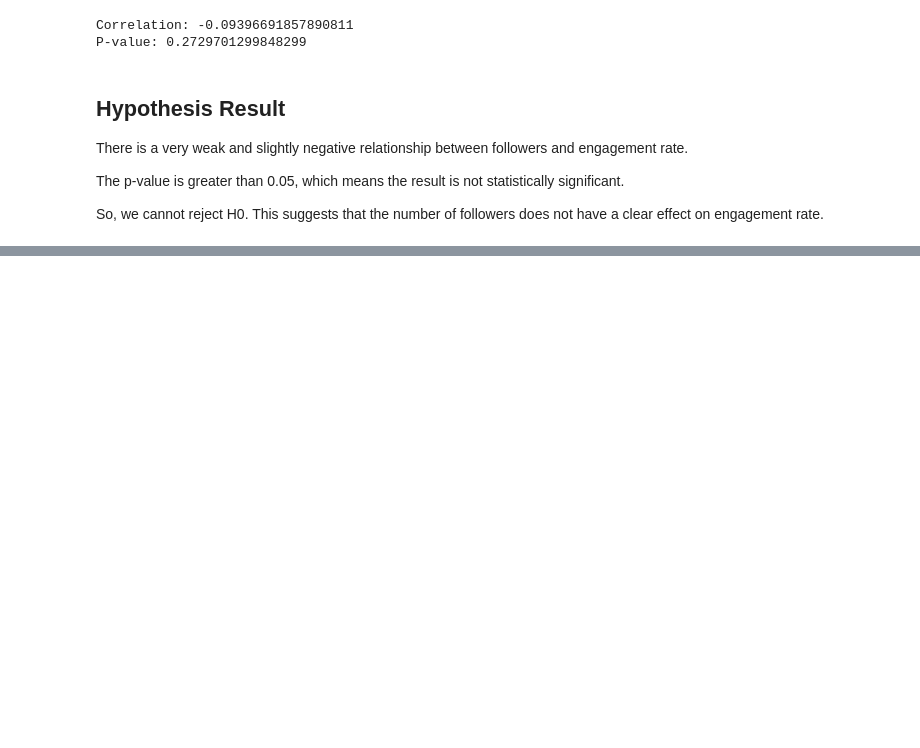
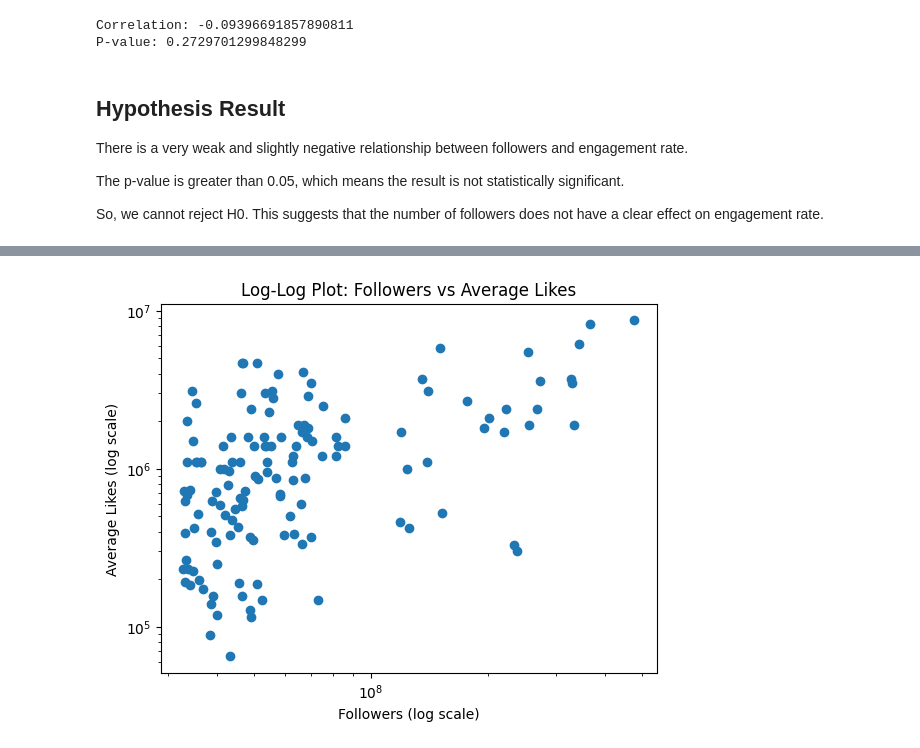
Before and after one commit to silaozturkler/DSA210-sila-ozturkler, a Jupyter notebook: dsa210sila.ipynb, the cells around one changed output, grey strips where cells are left out. Saved outputs shown, nothing was run; the diff lists cells and outputs as text; code cells hidden in the pictures; blank space fills up the shorter version.

```diff
--- a/dsa210sila.ipynb
+++ b/dsa210sila.ipynb
@@ -112,0 +139,10 @@ So, we cannot reject H0. This suggests that the number of followers does not hav
+# %%
+plt.scatter(df["followers"], df["avg_likes"])
+plt.xscale("log")
+plt.yscale("log")
+plt.xlabel("Followers (log scale)")
+plt.ylabel("Average Likes (log scale)")
+plt.title("Log-Log Plot: Followers vs Average Likes")
+plt.show()
+# %% [output]
+[figure, added]
```
Also changed, not shown: parts of 7 cells of this notebook.
